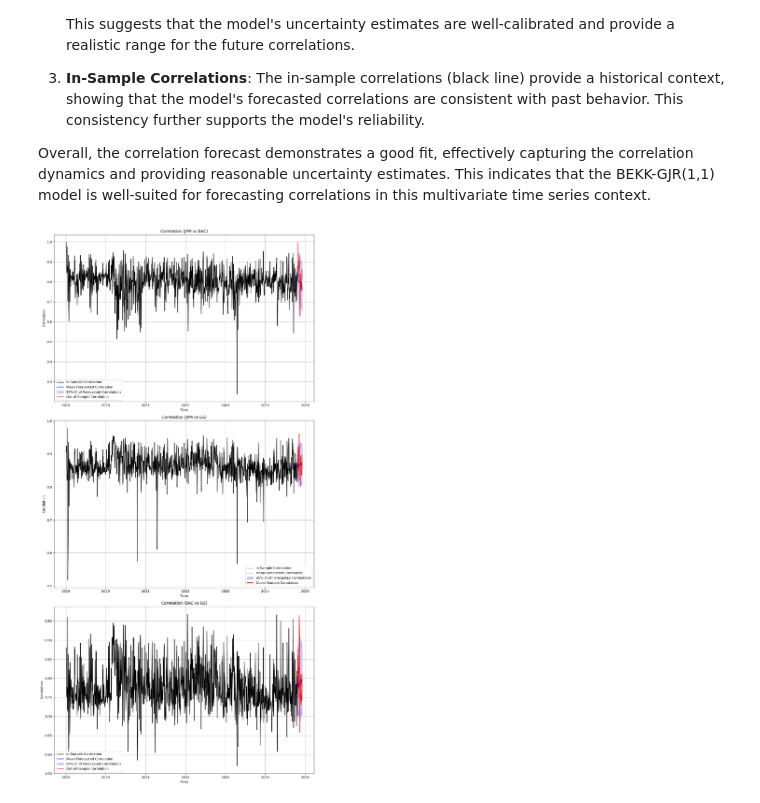
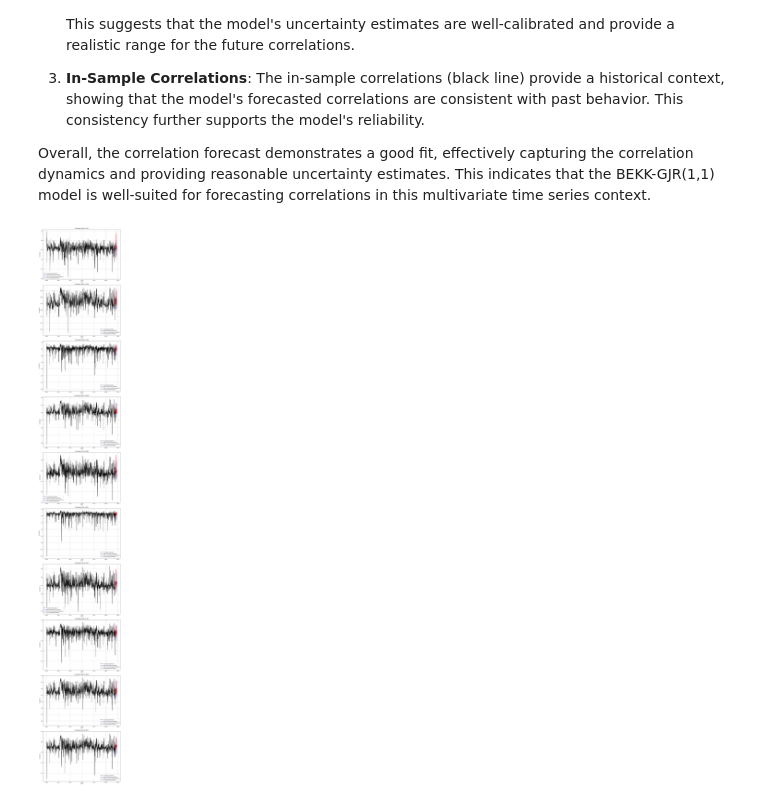
Before and after one commit to john-woolley/mgarch_gjr_bekk, a Jupyter notebook: gjr_bekk_garch.ipynb, the cells around one changed output. Saved outputs shown, nothing was run; the diff lists cells and outputs as text; code cells hidden in the pictures.

```diff
--- a/gjr_bekk_garch.ipynb
+++ b/gjr_bekk_garch.ipynb
@@ -698,7 +701,7 @@ A test size of 30 trading days is chosen to evaluate the model's out-of-sample f
 We set the parameters $ p $ and $ q $ to 1, indicating a BEKK-GJR(1,1) model.
 # %%
 
-syms = ['JPM', 'BAC', 'GS']
+syms = sorted(['BAC', 'GS', 'JPM', 'MS', 'WFC'])
 n_dims = len(syms)
 fit = True
 test_size = 30
@@ -887,8 +890,8 @@ y_samples, H_samples = model.sample_forecast(y_matrix, T_forecast, n_samples)
 fig, axs = plt.subplots(n_dims, 1, figsize=(12, 8 * n_dims))
 
 for i in range(n_dims):
-    lower_band = np.percentile(y_samples[:, :, i], 5, axis=0)
-    upper_band = np.percentile(y_samples[:, :, i], 95, axis=0)
+    lower_band = np.percentile(y_samples[:, :, i], 2.5, axis=0)
+    upper_band = np.percentile(y_samples[:, :, i], 97.5, axis=0)
 
     axs[i].plot(train_timestamps, y_train[:, i], label="Training Data", color="black")
     axs[i].plot(test_timestamps, y_samples[:, :, i].T, color="gray", alpha=0.1)
@@ -921,7 +924,7 @@ Overall, the correlation forecast demonstrates a good fit, effectively capturing
 
 
 
-correlation_pairs = [(0, 1), (0, 2), (1, 2)]
+correlation_pairs = list(combinations(range(n_dims), 2))
 
 in_sample_correlations = extract_correlation_matrix(in_sample_H)
 oos_correlations = extract_correlation_matrix(model.conditional_covariances(y_test))
@@ -932,35 +935,35 @@ forecast_correlations = np.array([
 
 # Calculate the mean and confidence intervals of forecasted correlations
 mean_forecast_correlations = forecast_correlations.mean(axis=0)
-lower_bound_forecast_correlations = np.percentile(forecast_correlations, 5, axis=0)
-upper_bound_forecast_correlations = np.percentile(forecast_correlations, 95, axis=0)
+lower_bound_forecast_correlations = np.percentile(forecast_correlations, 2.5, axis=0)
+upper_bound_forecast_correlations = np.percentile(forecast_correlations, 92.5, axis=0)
 
 # Plot in-sample and forecasted correlations
 fig, axs = plt.subplots(len(correlation_pairs), 1, figsize=(12, 8 * len(correlation_pairs)))
 
 for i, (dim1, dim2) in enumerate(correlation_pairs):
     # In-sample correlations
     axs[i].plot(train_timestamps, in_sample_correlations[:, dim1, dim2], label="In-Sample Correlation", color="black")
 
     # Forecasted correlations
     axs[i].plot(test_timestamps, mean_forecast_correlations[:, dim1, dim2], label="Mean Forecasted Correlation", color="blue")
     axs[i].fill_between(
         test_timestamps,
         lower_bound_forecast_correlations[:, dim1, dim2],
         upper_bound_forecast_correlations[:, dim1, dim2],
         color="blue",
         alpha=0.2,
         label="95% CI of Forecasted Correlations"
     )
     axs[i].plot(test_timestamps, oos_correlations[:, dim1, dim2], label="Out-of-Sample Correlation", color="red")
 
     axs[i].set_title(f"Correlation ({syms[dim1]} vs {syms[dim2]})")
     axs[i].set_xlabel("Time")
     axs[i].set_ylabel("Correlation")
     axs[i].legend()
     axs[i].grid()
 
 plt.tight_layout()
 plt.show()
 # %% [output]
-[figure, old version]
+[figure, new version]
```
Also changed, not shown: parts of 7 cells of this notebook.
